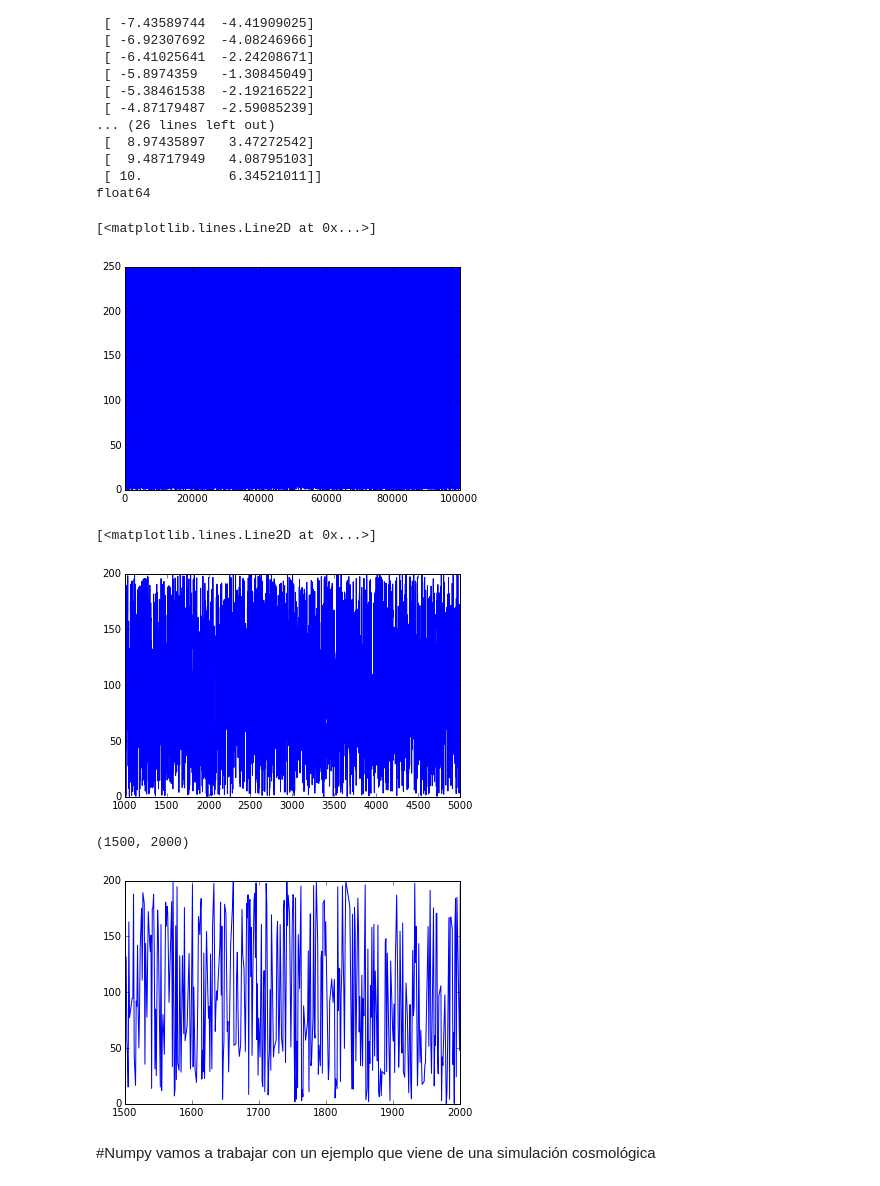
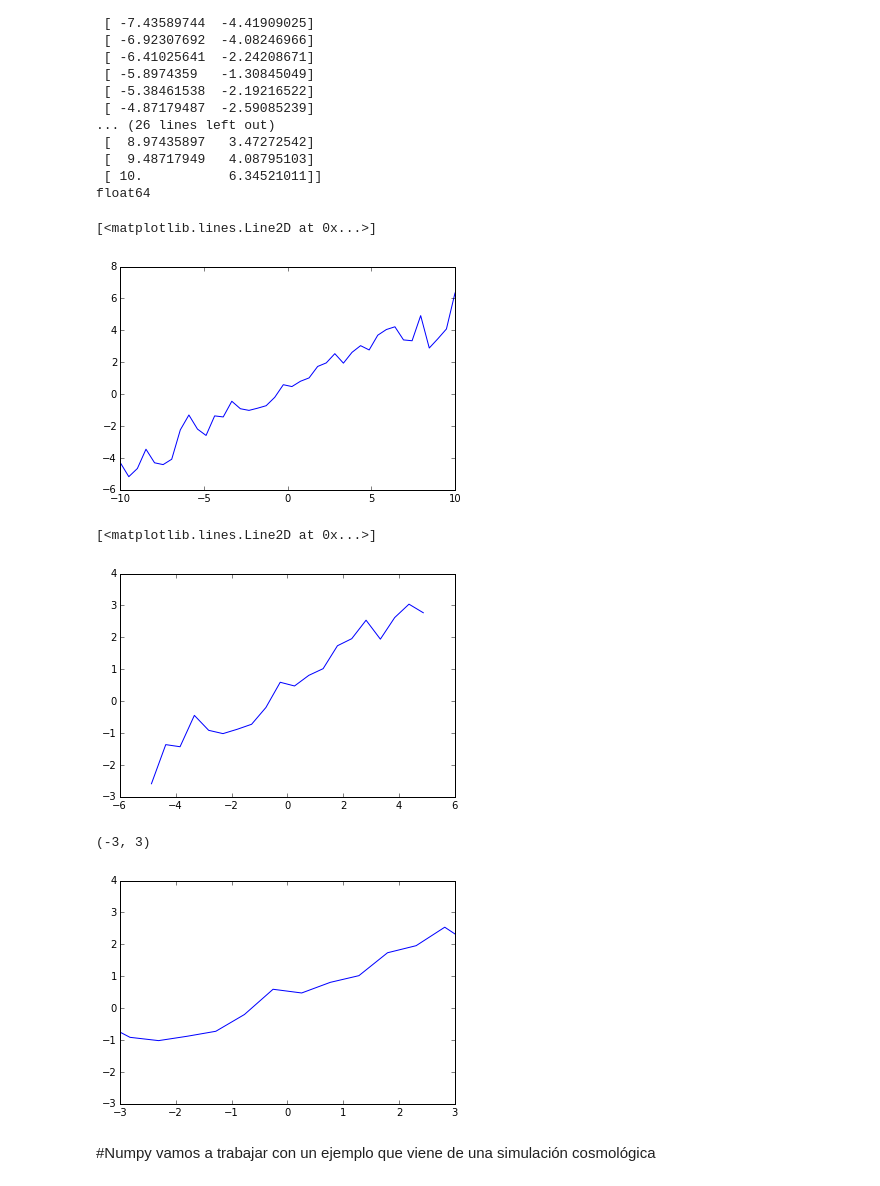
Before and after one commit to Dan08/MetodosComputacionales, a Jupyter notebook: hands_on/ipython/NuevoTour.ipynb, the cells around one changed output. Drawn from its saved outputs; the diff is of its cells as text; code cells hidden in the pictures.

```diff
--- a/hands_on/ipython/NuevoTour.ipynb
+++ b/hands_on/ipython/NuevoTour.ipynb
@@ -101,25 +128,25 @@ print(d.dtype)
  [ 10.           6.34521011]]
 float64
 # %%
-a = data[:,0]
-b = data[:,1]
-index = where((a>1000) &(a<5000) & (b<200))
+a = d[:,0]
+b = d[:,1]
+index = where((a>-5) &(a<5) & (b<6))
 # %%
 plot(a, b)
 # %% [output]
 [<matplotlib.lines.Line2D at 0x...>]
-[figure, old version]
+[figure, new version]
 # %%
 plot(a[index],b[index])
 # %% [output]
 [<matplotlib.lines.Line2D at 0x...>]
-[figure, old version]
+[figure, new version]
 # %%
 plot(a[index],b[index])
-xlim([1500,2000])
+xlim([-3,3])
 # %% [output]
-(1500, 2000)
+(-3, 3)
-[figure, old version]
+[figure, new version]
 # %% [markdown]
 #Numpy
 vamos a trabajar con un ejemplo que viene de una simulación cosmológica
```
Also changed, not shown: parts of 20 cells of this notebook, 7 other files.
